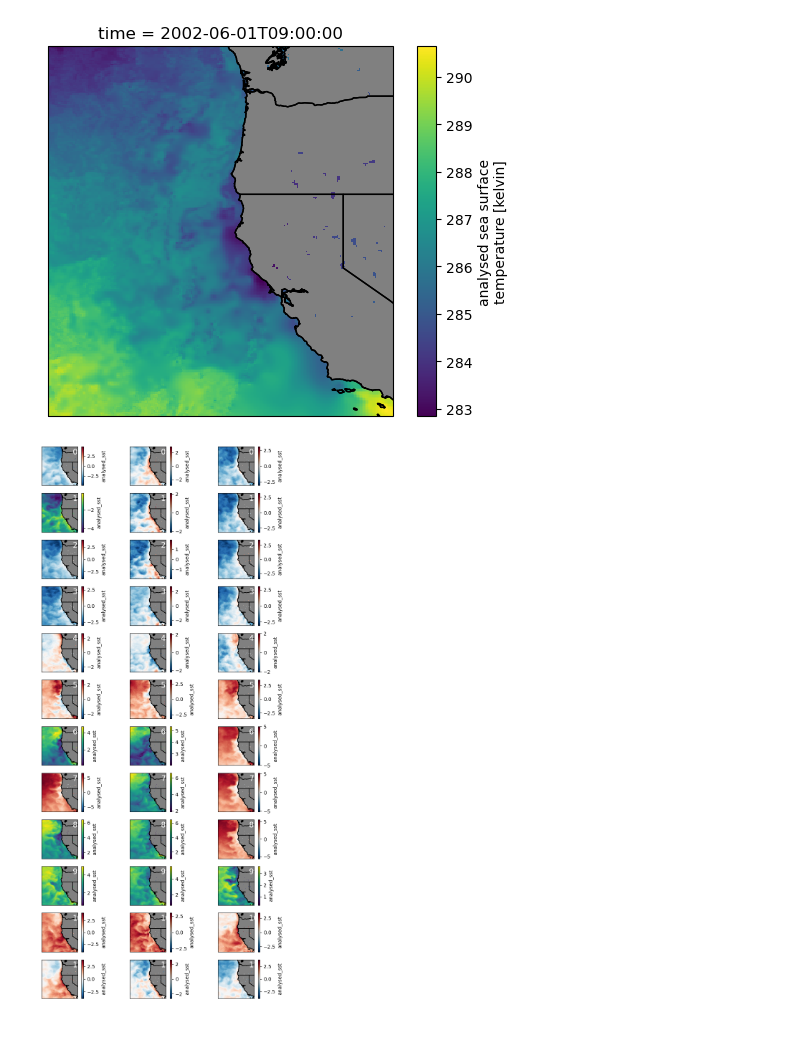
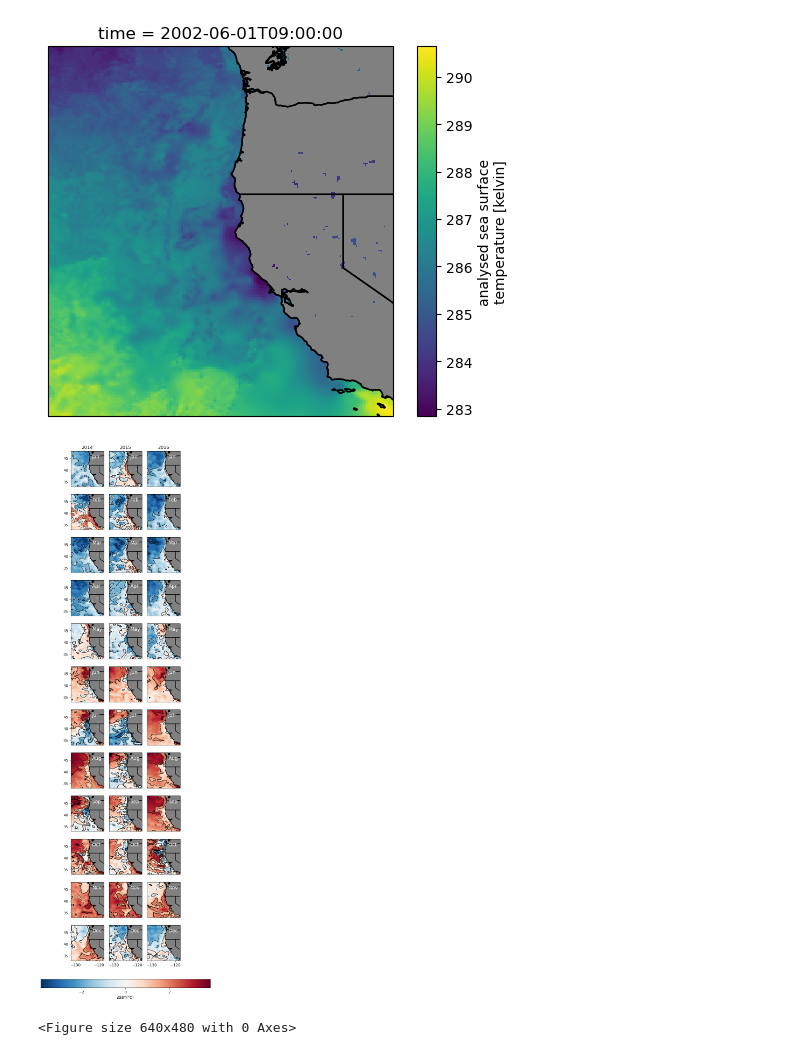
Before and after one commit to UCB-stat-159-s23/hw03-Group14, a Jupyter notebook: climate-Q04.ipynb, the cells around one changed output. Drawn from its saved outputs; the diff is of its cells as text; code cells hidden in the pictures.

```diff
--- a/climate-Q04.ipynb
+++ b/climate-Q04.ipynb
@@ -55,31 +55,56 @@ ax.add_feature(cfeature.STATES.with_scale("10m"))
 # %%
 # SST anomolies
 SST_anomolies = ds.analysed_sst - ds.analysed_sst.mean("time")
 
 # create the grids (12 * 3)
 figure, axis = plt.subplots(nrows=12, ncols=3, sharex=True, sharey=True,
                             subplot_kw={'projection': ccrs.PlateCarree()},
-                            figsize=(9, 20))
+                            figsize=(10, 30))
+
+# create months
+mon = ['Jan', 'Feb', 'Mar', 'Apr', 'May', 'Jun', 'Jul', 'Aug',
+         'Sep', 'Oct', 'Nov', 'Dec']
 
 # for-loop to create each plot for 12 months for 3 years
 for month in range(12):
     for year in range(3):
 
         # put time into style "2014-01"
         time = f"20{14 + year}-{month + 1:02d}"
-        # extract out month from time in the style of "Jan" --------------- need to fix
-        mon = pd.to_datetime(time, format="%Y-%m").month_name()[:3]
 
-        # plot the graphs
-        SST_anomolies.sel(time=time).mean("time").plot(ax=axis[month, year],
-                                                       transform=crs)
+        # color map & plot the graphs
+        cmap = SST_anomolies.sel(time=time).mean("time").plot(ax=axis[month, year], transform=crs, cmap='RdBu_r', add_colorbar=False)
+
+        # adding outline of the map
+        SST_anomolies.sel(time=time).mean("time").plot.contour(ax=axis[month, year], colors='black', linewidths=1, cmin=-3, cmax=3)
+
         # adding features to the graph
         axis[month, year].coastlines("10m", color="k")
         axis[month, year].add_feature(cfeature.LAND, color="grey")
         axis[month, year].add_feature(cfeature.STATES.with_scale("10m"))
 
+        # adding labels for each graphs
+        if month == 0:
+            axis[month, year].set_title(f"{time[:4]}")
+        if year == 0:
+            axis[month, year].set_yticks([35, 40, 45])
+        if month == 11:
+            axis[month, year].set_xticks([-130, -120])
+
         # adding month labels
-        axis[month, year].text(-120, 45, month, fontsize=15, color="white")
+        axis[month, year].text(-123, 45, mon[month], fontsize=13, color="white")
         axis[month, year].set(xlabel=None, ylabel=None)
+
+# spacing
+plt.subplots_adjust(left=0, hspace=.215, wspace=-.77)
+
+# add color bar
+colorBar = plt.colorbar(cmap, ax=axis, location='bottom', shrink=0.7, pad=0.03)
+colorBar.set_label('ΔSST(°C)')
+colorBar.set_ticks(range(-2, 3, 2))
+
+plt.show()
+plt.savefig('outputs/Question04.png')
 # %% [output]
-[figure, old version]
+[figure, new version]
+<Figure size 640x480 with 0 Axes>
```
Also changed, not shown: 1 other file.
